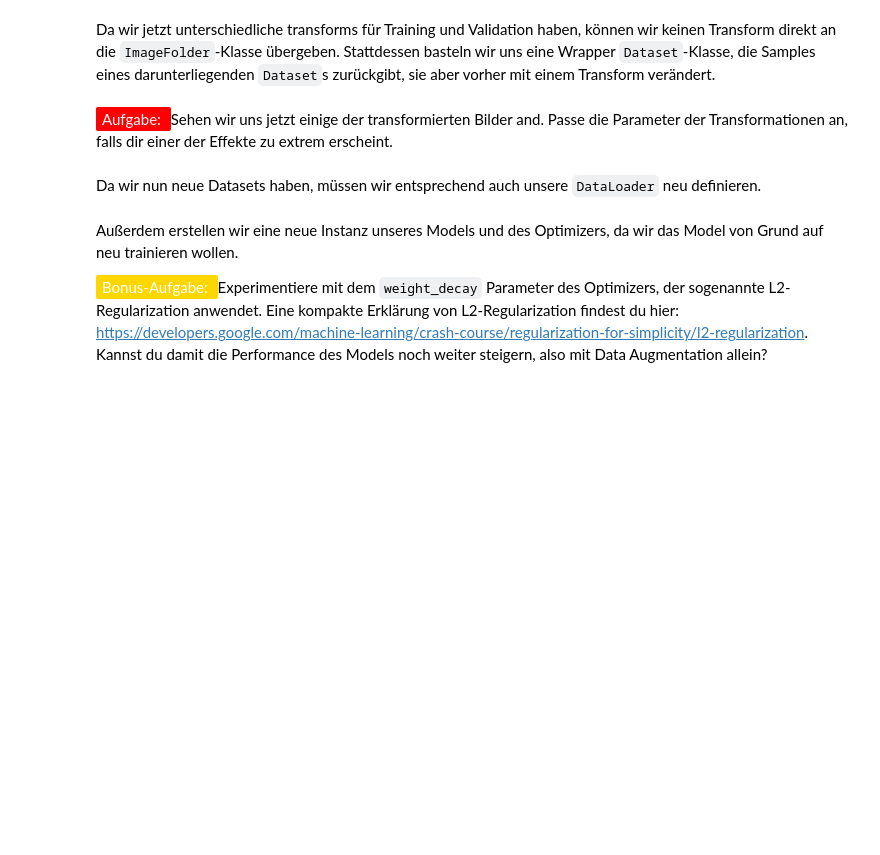
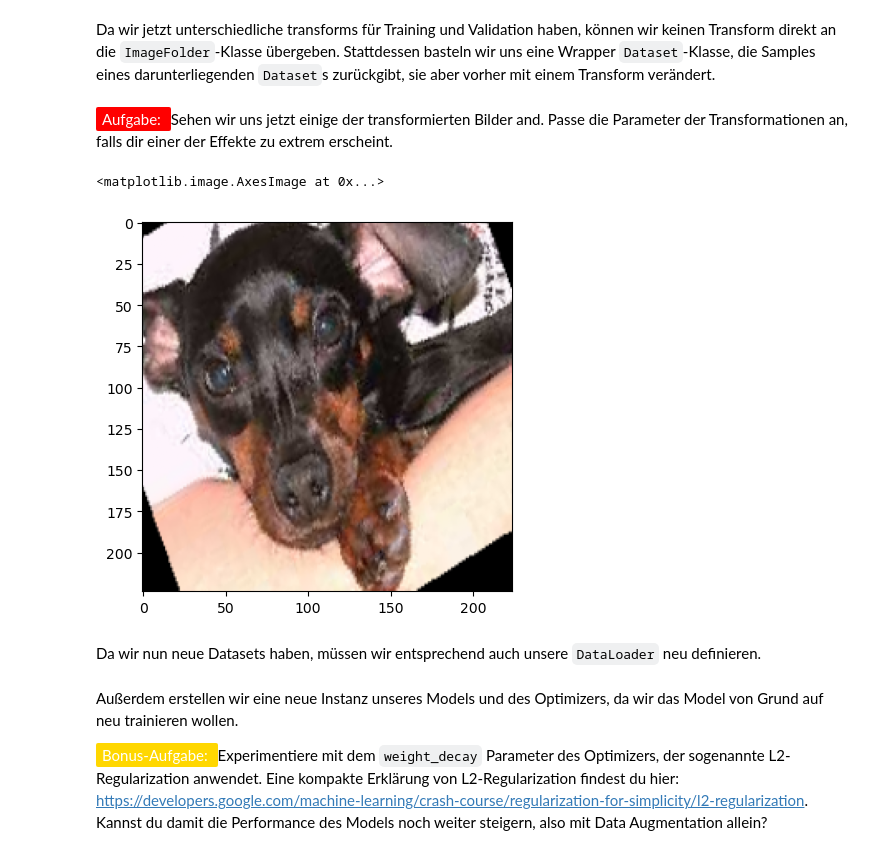
Before and after one commit to winnedatsch/ml-workshop, a Jupyter notebook: notebooks/day1_cnn_training.ipynb, the cells around one changed output. Drawn from its saved outputs; the diff is of its cells as text; code cells hidden in the pictures; blank space fills up the shorter version.

```diff
--- a/notebooks/day1_cnn_training.ipynb
+++ b/notebooks/day1_cnn_training.ipynb
@@ -588,7 +471,7 @@ transform_val = transforms.Compose([
 ])
 # %%
 transform_train = transforms.Compose([
-    transforms.RandomRotation(15),
+    transforms.RandomRotation(30),
     transforms.RandomHorizontalFlip(),
     transforms.RandomResizedCrop((224,224), (0.7,1.0)),
     transforms.ToTensor(),
@@ -626,10 +509,13 @@ catsvsdogs_val_augmented = LazyTransformDataset(catsvsdogs_val_raw, transform=tr
 # %% [markdown]
 <span style="color:white; background-color: red; padding: 3px 6px; border-radius: 2px; margin-right: 5px;">Aufgabe: </span> Sehen wir uns jetzt einige der transformierten Bilder and. Passe die Parameter der Transformationen an, falls dir einer der Effekte zu extrem erscheint.
 # %%
-sample_id = 5
+sample_id = 10
 sample = catsvsdogs_train_augmented.__getitem__(sample_id)
 
 plt.imshow(sample[0].permute([1,2,0]) / 2 + 0.5)
+# %% [output]
+<matplotlib.image.AxesImage at 0x...>
+[figure, added]
 # %% [markdown]
 Da wir nun neue Datasets haben, müssen wir entsprechend auch unsere `DataLoader` neu definieren.
 # %%
```
Also changed, not shown: parts of 8 cells of this notebook.
